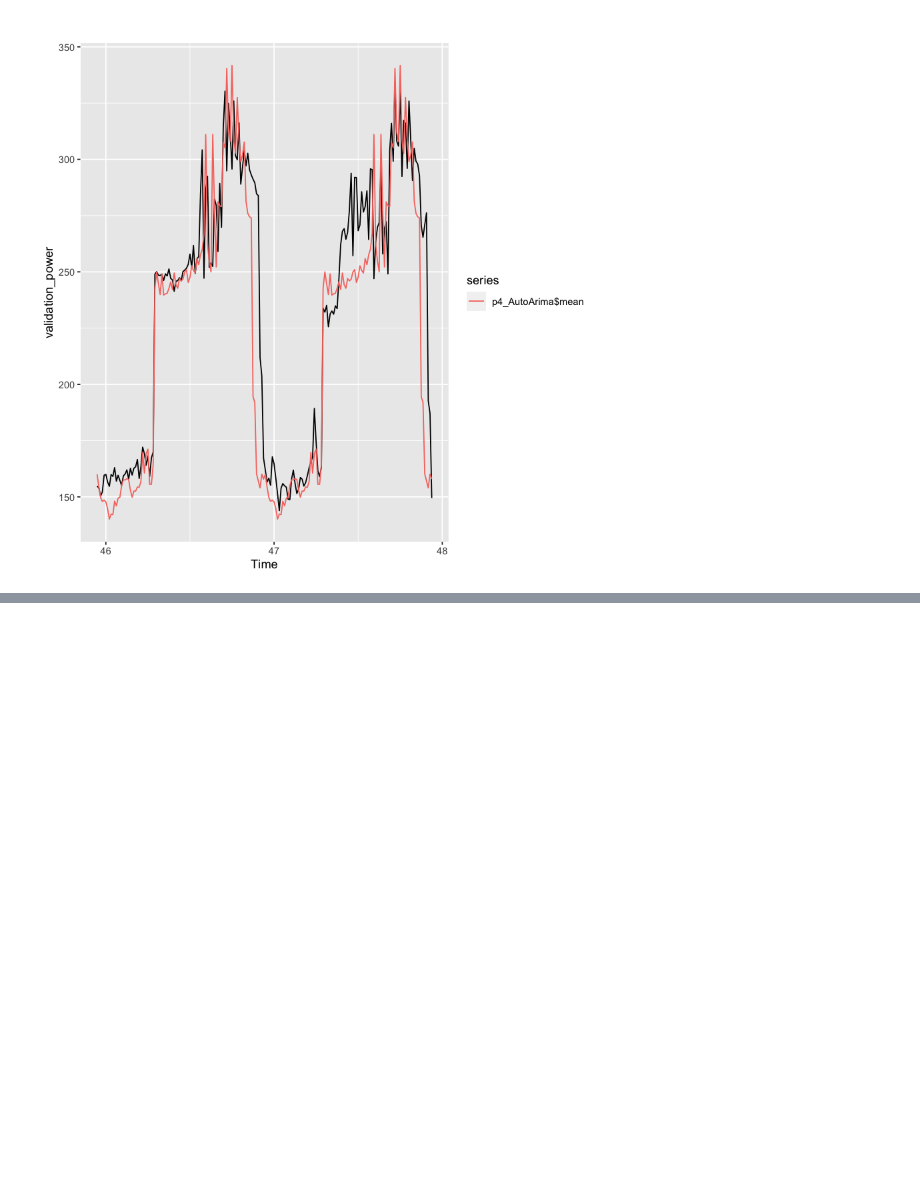
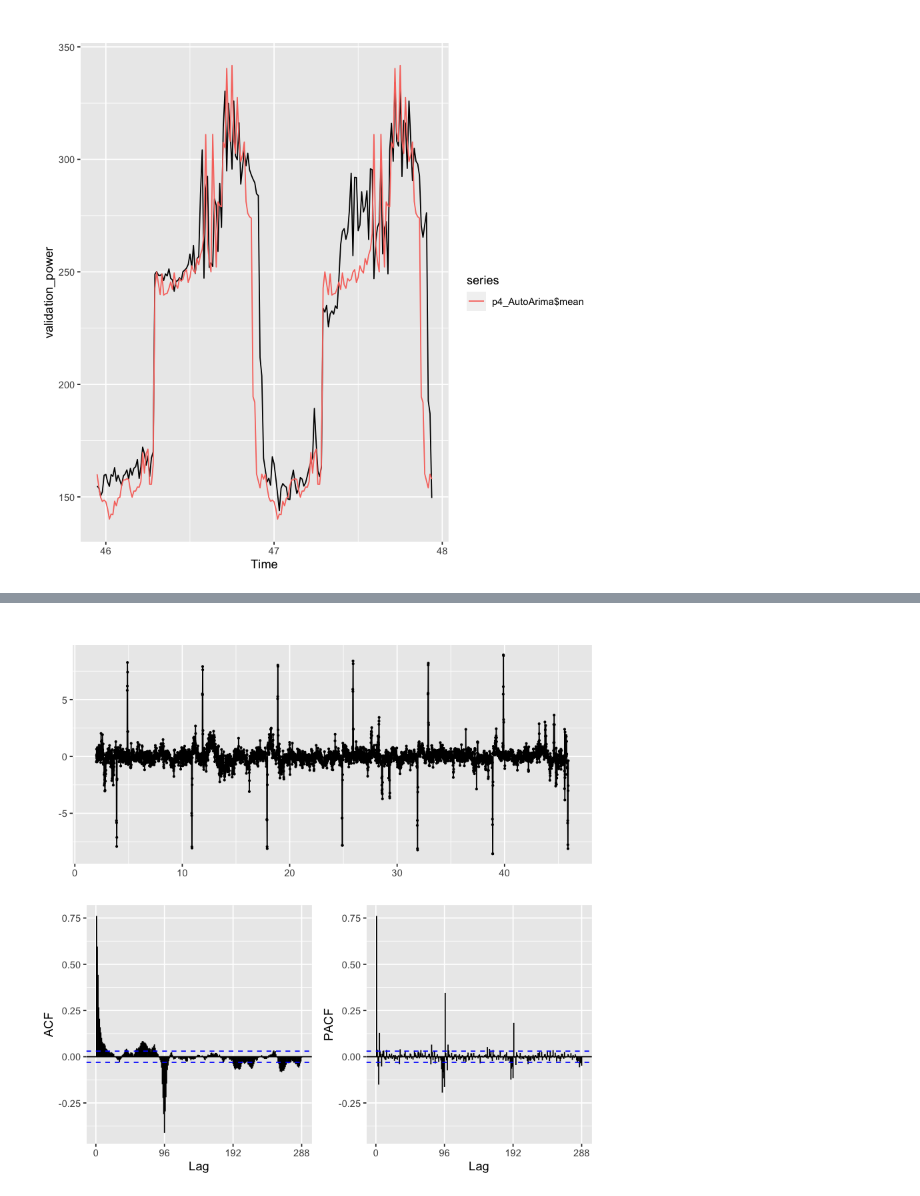
Before and after one commit to NiteshDabas/Time-Series, a Jupyter notebook: Electricity Consumption Forecasting WITHOUT covariates.ipynb, the cells around one changed output, grey strips where cells are left out. Cells and saved outputs as stored; diff of their text form; code cells hidden in the pictures; blank space fills up the shorter version.

```diff
--- a/Electricity Consumption Forecasting WITHOUT covariates.ipynb
+++ b/Electricity Consumption Forecasting WITHOUT covariates.ipynb
@@ -204,0 +220,8 @@ err4_AutoArima
+# %%
+#remove seasonality with lag 96
+lambda=BoxCox.lambda(train_power)
+Elec_train_BC=BoxCox(train_power,lambda)
+tmp=diff(Elec_train_BC,lag=96, differences = 1)
+ggtsdisplay(tmp)
+# %% [output]
+[figure, added]
```
Also changed, not shown: parts of 20 cells of this notebook.
